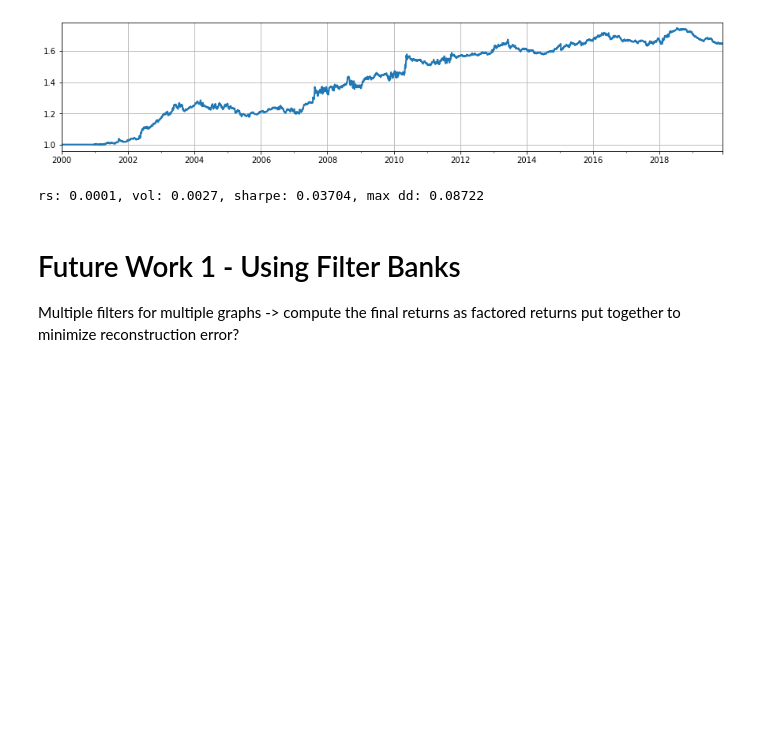
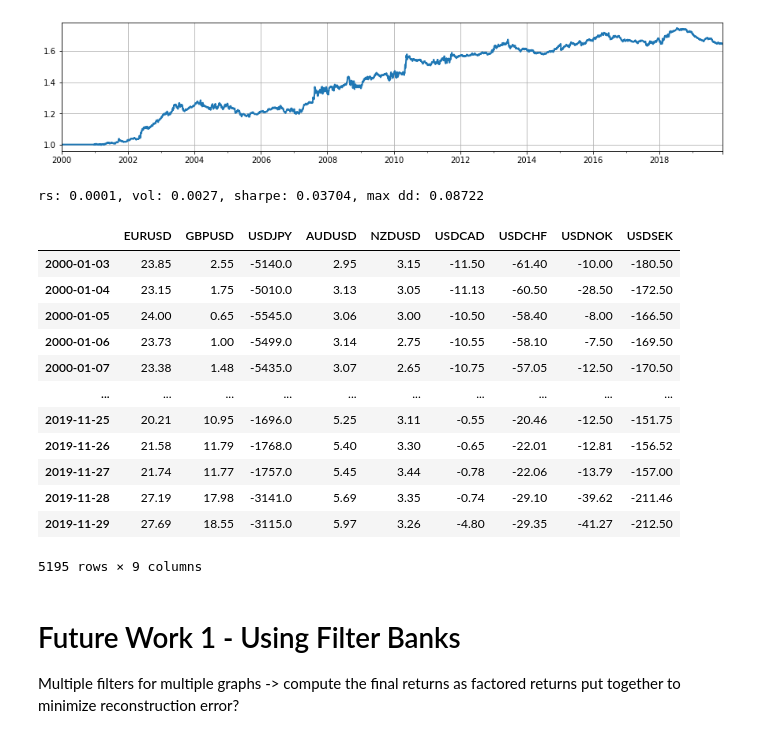
Before and after one commit to Micho77/GTNRL-Trading, a Jupyter notebook: research notebooks/FX Graph Risk Premia.ipynb, the cells around one changed output. Cells and saved outputs as stored; diff of their text form; code cells hidden in the pictures; blank space fills up the shorter version.

```diff
--- a/research notebooks/FX Graph Risk Premia.ipynb
+++ b/research notebooks/FX Graph Risk Premia.ipynb
@@ -217,6 +233,22 @@ r, v, s, d = portfolio_performance(myrs)
 print('rs: {}, vol: {}, sharpe: {}, max dd: {}'.format(r,v,s,d))
 # %% [output]
 rs: 0.0001, vol: 0.0027, sharpe: 0.03704, max dd: 0.08722
+# %%
+forwards
+# %% [output]
+|  | EURUSD | GBPUSD | USDJPY | AUDUSD | NZDUSD | USDCAD | USDCHF | USDNOK | USDSEK |
+| 2000-01-03 | 23.85 | 2.55 | -5140.0 | 2.95 | 3.15 | -11.50 | -61.40 | -10.00 | -180.50 |
+| 2000-01-04 | 23.15 | 1.75 | -5010.0 | 3.13 | 3.05 | -11.13 | -60.50 | -28.50 | -172.50 |
+| 2000-01-05 | 24.00 | 0.65 | -5545.0 | 3.06 | 3.00 | -10.50 | -58.40 | -8.00 | -166.50 |
+| 2000-01-06 | 23.73 | 1.00 | -5499.0 | 3.14 | 2.75 | -10.55 | -58.10 | -7.50 | -169.50 |
+| 2000-01-07 | 23.38 | 1.48 | -5435.0 | 3.07 | 2.65 | -10.75 | -57.05 | -12.50 | -170.50 |
+| ... | ... | ... | ... | ... | ... | ... | ... | ... | ... |
+| 2019-11-25 | 20.21 | 10.95 | -1696.0 | 5.25 | 3.11 | -0.55 | -20.46 | -12.50 | -151.75 |
+| 2019-11-26 | 21.58 | 11.79 | -1768.0 | 5.40 | 3.30 | -0.65 | -22.01 | -12.81 | -156.52 |
+| 2019-11-27 | 21.74 | 11.77 | -1757.0 | 5.45 | 3.44 | -0.78 | -22.06 | -13.79 | -157.00 |
+| 2019-11-28 | 27.19 | 17.98 | -3141.0 | 5.69 | 3.35 | -0.74 | -29.10 | -39.62 | -211.46 |
+| 2019-11-29 | 27.69 | 18.55 | -3115.0 | 5.97 | 3.26 | -4.80 | -29.35 | -41.27 | -212.50 |
+5195 rows × 9 columns
 # %% [markdown]
 # Future Work 1 - Using Filter Banks
 
```
Also changed, not shown: parts of 1 cell of this notebook, 3 other files.
